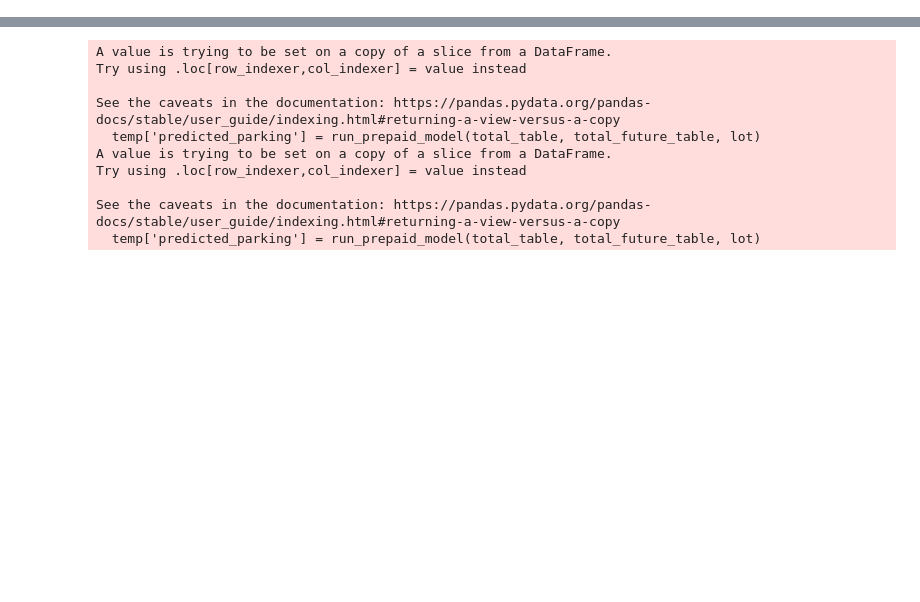
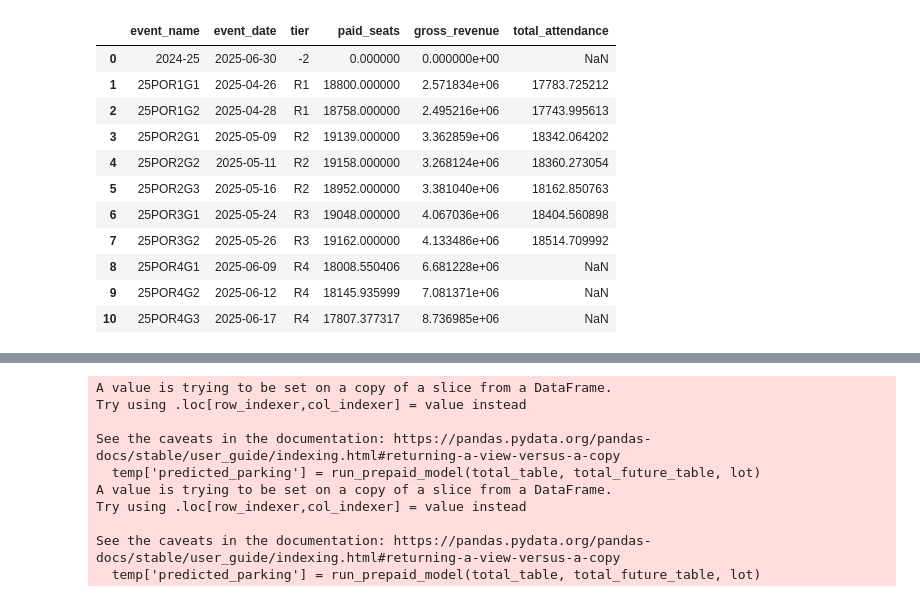
Before and after one commit to riffere-fla/pandas_party, a Jupyter notebook: playoffs_2425_projections.ipynb, the cells around one changed output, grey strips where cells are left out. Drawn from its saved outputs; the diff is of its cells as text; code cells hidden in the pictures; blank space fills up the shorter version.

```diff
--- a/playoffs_2425_projections.ipynb
+++ b/playoffs_2425_projections.ipynb
@@ -307,6 +320,21 @@ final_tickets_and_attendance = final_tickets_and_attendance.merge(tiers, how = '
 final_tickets_and_attendance['total_attendance'] = final_tickets_and_attendance['paid_seats'] * final_tickets_and_attendance['weighted_paid_average']
 # %%
 final_tickets_and_attendance = final_tickets_and_attendance[['event_name','event_date','tier','paid_seats','gross_revenue','total_attendance']]
+# %%
+final_tickets_and_attendance
+# %% [output]
+|  | event_name | event_date | tier | paid_seats | gross_revenue | total_attendance |
+| 0 | 2024-25 | 2025-06-30 | -2 | 0.000000 | 0.000000e+00 | NaN |
+| 1 | 25POR1G1 | 2025-04-26 | R1 | 18800.000000 | 2.571834e+06 | 17783.725212 |
+| 2 | 25POR1G2 | 2025-04-28 | R1 | 18758.000000 | 2.495216e+06 | 17743.995613 |
+| 3 | 25POR2G1 | 2025-05-09 | R2 | 19139.000000 | 3.362859e+06 | 18342.064202 |
+| 4 | 25POR2G2 | 2025-05-11 | R2 | 19158.000000 | 3.268124e+06 | 18360.273054 |
+| 5 | 25POR2G3 | 2025-05-16 | R2 | 18952.000000 | 3.381040e+06 | 18162.850763 |
+| 6 | 25POR3G1 | 2025-05-24 | R3 | 19048.000000 | 4.067036e+06 | 18404.560898 |
+| 7 | 25POR3G2 | 2025-05-26 | R3 | 19162.000000 | 4.133486e+06 | 18514.709992 |
+| 8 | 25POR4G1 | 2025-06-09 | R4 | 18008.550406 | 6.681228e+06 | NaN |
+| 9 | 25POR4G2 | 2025-06-12 | R4 | 18145.935999 | 7.081371e+06 | NaN |
+| 10 | 25POR4G3 | 2025-06-17 | R4 | 17807.377317 | 8.736985e+06 | NaN |
 # %%
 # get nightly suite tickets
 
```
Also changed, not shown: parts of 4 cells of this notebook, 5 other files.
